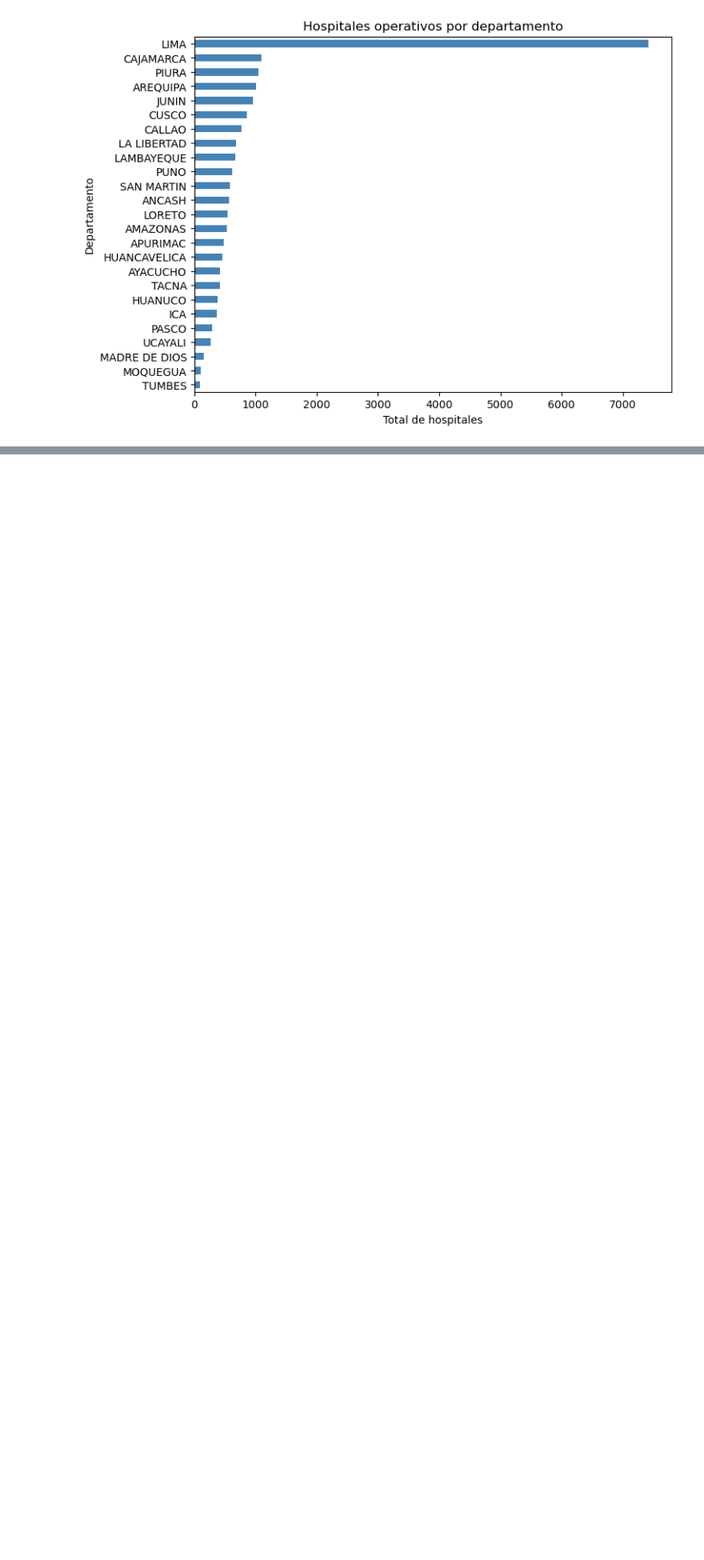
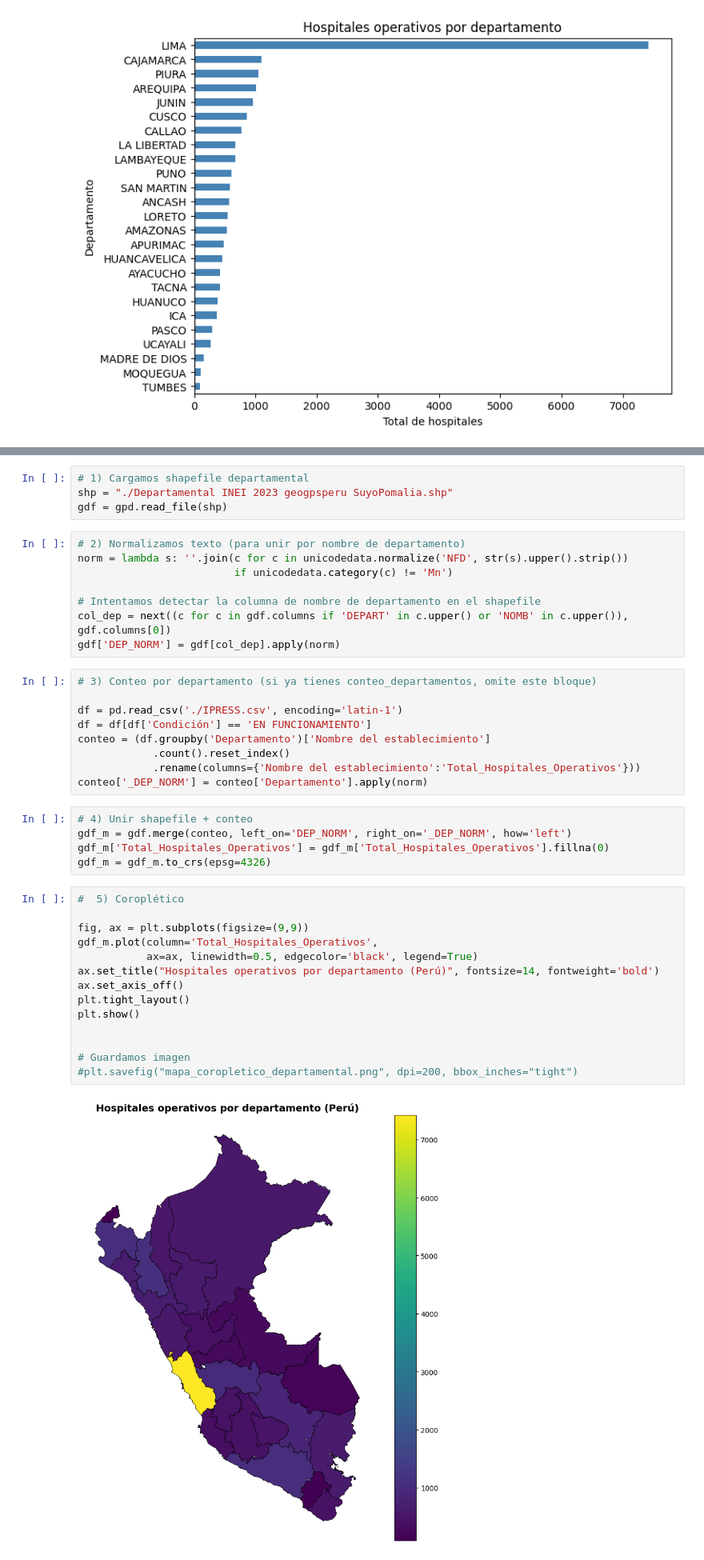
Before and after one commit to Azucena0126/Hospitals-Access-Peru, a Jupyter notebook: data/geopandas.ipynb, the cells around one changed output, grey strips where cells are left out. Shown at 80% size. Drawn from its saved outputs; the diff is of its cells as text; blank space fills up the shorter version.

```diff
--- a/data/geopandas.ipynb
+++ b/data/geopandas.ipynb
@@ -255,0 +311,42 @@ plt.show()
+# %%
+# 1) Cargamos shapefile departamental
+shp = "./Departamental INEI 2023 geogpsperu SuyoPomalia.shp"
+gdf = gpd.read_file(shp)
+# %%
+# 2) Normalizamos texto (para unir por nombre de departamento)
+norm = lambda s: ''.join(c for c in unicodedata.normalize('NFD', str(s).upper().strip())
+                         if unicodedata.category(c) != 'Mn')
+
+# Intentamos detectar la columna de nombre de departamento en el shapefile
+col_dep = next((c for c in gdf.columns if 'DEPART' in c.upper() or 'NOMB' in c.upper()), gdf.columns[0])
+gdf['DEP_NORM'] = gdf[col_dep].apply(norm)
+# %%
+# 3) Conteo por departamento (si ya tienes conteo_departamentos, omite este bloque)
+
+df = pd.read_csv('./IPRESS.csv', encoding='latin-1')
+df = df[df['Condición'] == 'EN FUNCIONAMIENTO']
+conteo = (df.groupby('Departamento')['Nombre del establecimiento']
+            .count().reset_index()
+            .rename(columns={'Nombre del establecimiento':'Total_Hospitales_Operativos'}))
+conteo['_DEP_NORM'] = conteo['Departamento'].apply(norm)
+# %%
+# 4) Unir shapefile + conteo
+gdf_m = gdf.merge(conteo, left_on='DEP_NORM', right_on='_DEP_NORM', how='left')
+gdf_m['Total_Hospitales_Operativos'] = gdf_m['Total_Hospitales_Operativos'].fillna(0)
+gdf_m = gdf_m.to_crs(epsg=4326)
+# %%
+#  5) Coroplético
+
+fig, ax = plt.subplots(figsize=(9,9))
+gdf_m.plot(column='Total_Hospitales_Operativos',
+           ax=ax, linewidth=0.5, edgecolor='black', legend=True)
+ax.set_title("Hospitales operativos por departamento (Perú)", fontsize=14, fontweight='bold')
+ax.set_axis_off()
+plt.tight_layout()
+plt.show()
+
+
+# Guardamos imagen
+#plt.savefig("mapa_coropletico_departamental.png", dpi=200, bbox_inches="tight")
+# %% [output]
+[figure, added]
```
Also changed, not shown: parts of 61 cells of this notebook.
